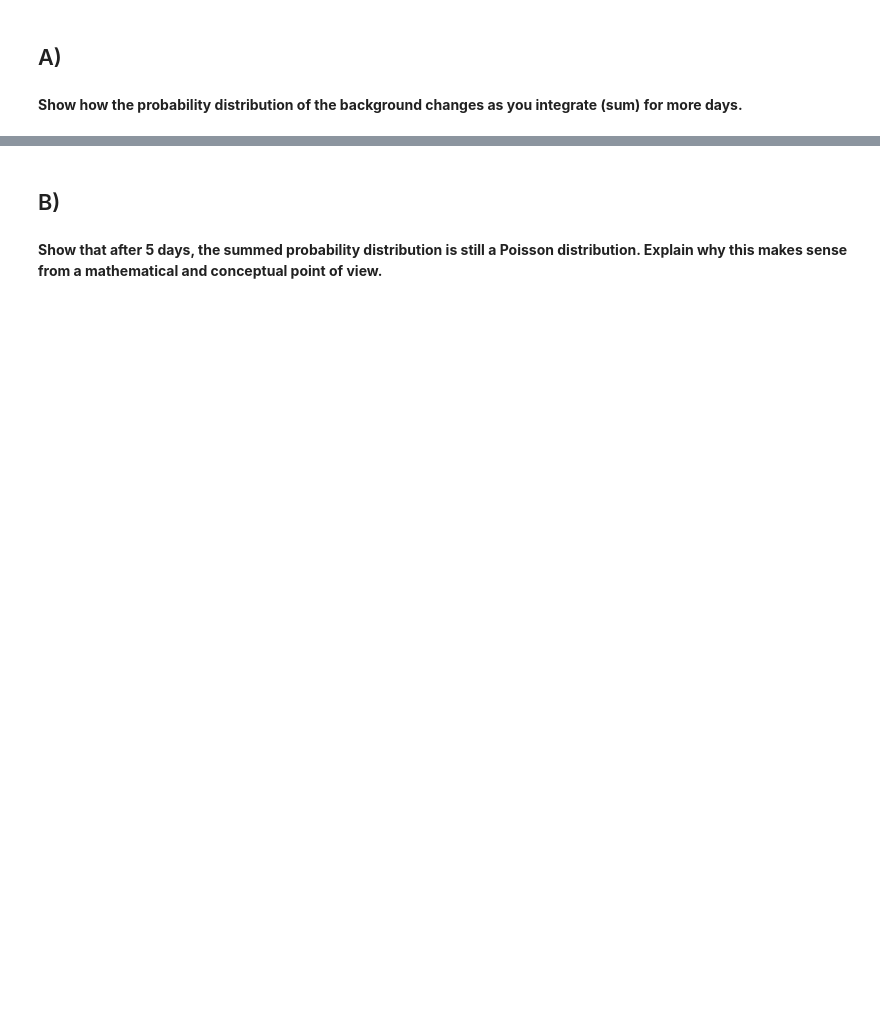
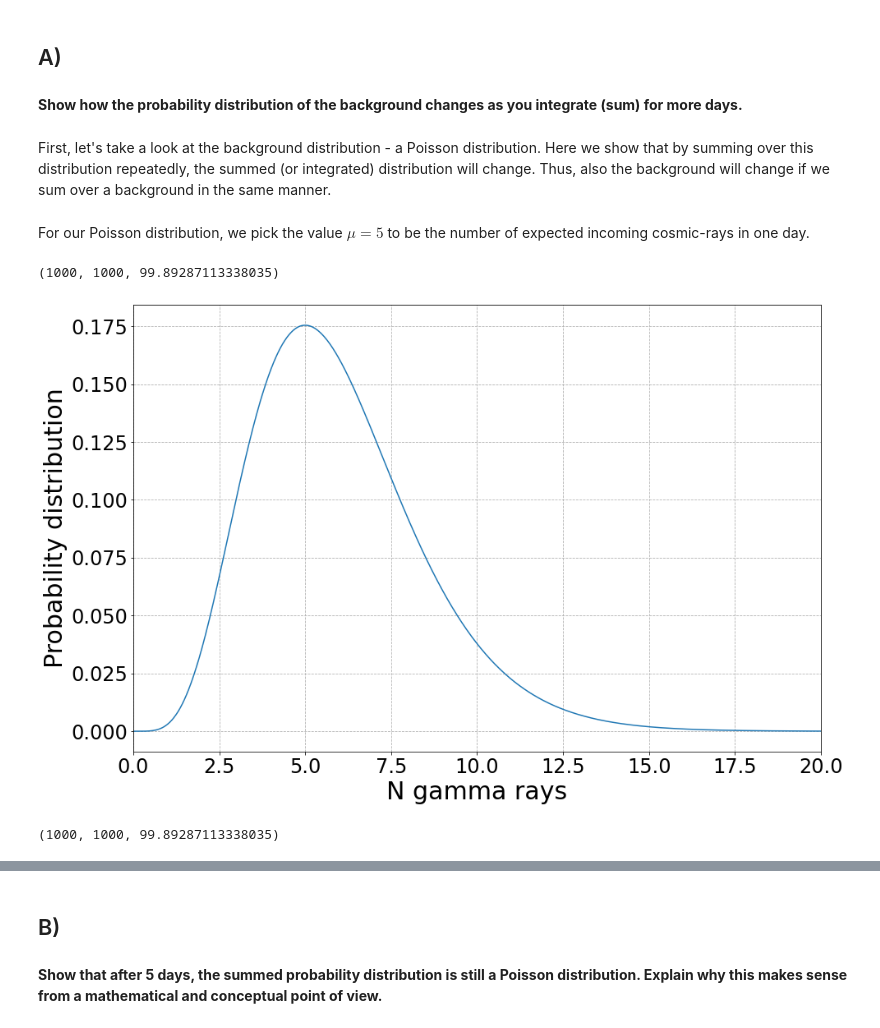
Before and after one commit to SOLHAUG13/Phys434_Autumn2021, a Jupyter notebook: Lab2/Lab2.ipynb, the cells around one changed output, grey strips where cells are left out. Drawn from its saved outputs; the diff is of its cells as text; code cells hidden in the pictures; blank space fills up the shorter version.

```diff
--- a/Lab2/Lab2.ipynb
+++ b/Lab2/Lab2.ipynb
@@ -34,3 +34,38 @@ In this problem, we will imagine that we are observing gamma-ray sources with a
 ## A)
 # %% [markdown]
 **Show how the probability distribution of the background changes as you integrate (sum) for more days.**
+# %% [markdown]
+First, let's take a look at the background distribution - a Poisson distribution. Here we show that by summing over this distribution repeatedly, the summed (or integrated) distribution will change. Thus, also the background will change if we sum over a background in the same manner.
+# %% [markdown]
+For our Poisson distribution, we pick the value $\mu = 5$ to be the number of expected incoming cosmic-rays in one day.
+# %%
+mu = 5
+xlim1, xlim2 = (0, 20)
+xaxis = np.linspace(xlim1, xlim2, 1000)
+pmf1 = stats.poisson.pmf(mu, xaxis)
+x2.size, pmf2.size, sum(pmf2)
+# %% [output]
+(1000, 1000, 99.89287113338035)
+# %%
+fig, ax = plt.subplots(1, 1)
+plt.tick_params(labelsize = 24)
+ax.plot(xaxis, pmf1)
+#ax.stairs(stats.poisson.pmf(k, mu), bins, fill=True)
+ax.set_xlim([xaxis[0], xaxis[-1]])
+ax.set_xlabel('N gamma rays', fontsize = fsize)
+ax.set_ylabel('Probability distribution', fontsize = fsize)
+ax.grid(linestyle='--')
+plt.show()
+# %% [output]
+[figure, added]
+# %%
+num_sum = 1
+pmf2 = pmf1
+for num in range(0, num_sum):
+    pmf2 = pmf2 + pmf1
+# x2 = np.linspace(xlim1, xlim2*(num_sum+1), 1000)/(num_sum+1)
+# x2 = np.linspace(xlim1 + mu, xlim2 + mu, 1000)/(num_sum+1)
+x2 = (np.linspace(xlim1, xlim2, len(pmf2)) + mu)/(num_sum+1) # We need to shift the distribution back to where it is supposed to have its mean as we divide by the number of summed distributions
+x2.size, pmf2.size, sum(pmf2)
+# %% [output]
+(1000, 1000, 99.89287113338035)
```
Also changed, not shown: parts of 14 cells of this notebook, 1 other file.
